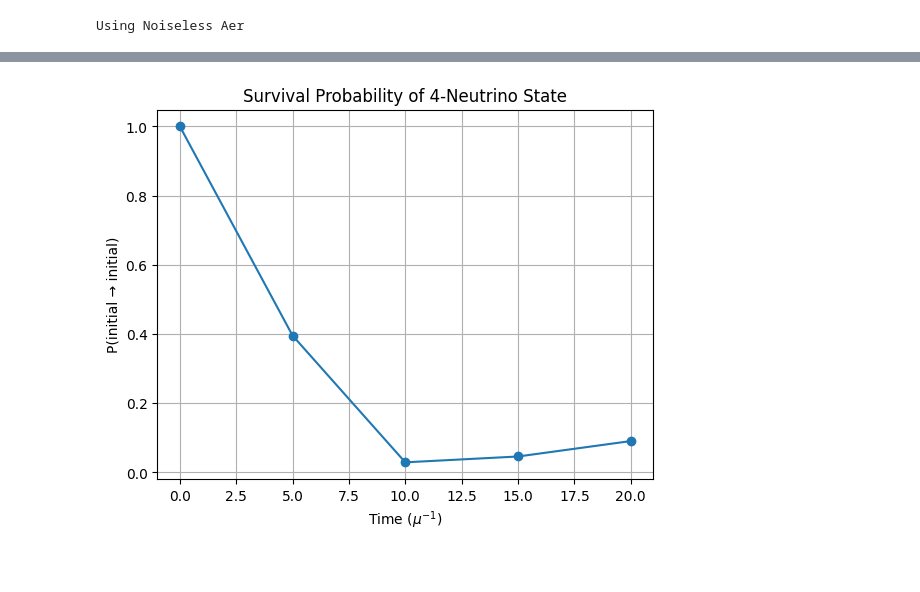
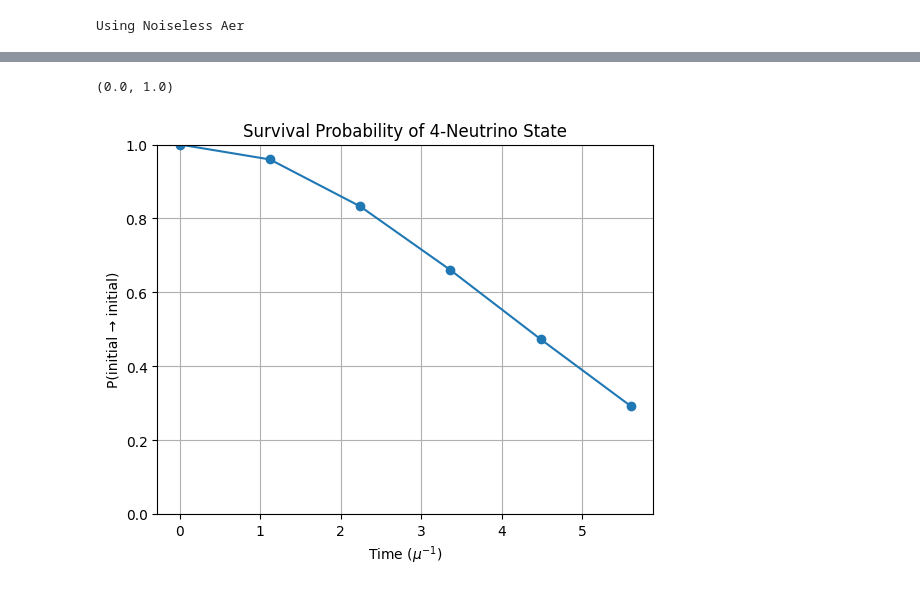
Before and after one commit to Ushakrhmn/Quantum-neutrino-Amol-Basu, a Jupyter notebook: SBN/baseline.ipynb, the cells around one changed output, grey strips where cells are left out. Cells and saved outputs as stored; diff of their text form; code cells hidden in the pictures.

```diff
--- a/SBN/baseline.ipynb
+++ b/SBN/baseline.ipynb
@@ -29,13 +29,13 @@ from JobResult import JobResult
 transpile_config_path = "config/default.json"
 
 sampler, backend, config = get_sampler('aer')
-N = 8
+N = 4
 
 # trotter settings
 # set in natural units here
 # conversion to mu^-1 happens later automatically
-dt = 5
-T_max = 20
+dt = 5.6/21
+T_max = 5.6
 
 # run settings
 
@@ -159,7 +159,7 @@ for t in times:
     # Measurement
     qc.measure(range(2 * N), reversed((range(2 * N))))
 
-    transpile_args = produce_transpile_args(config=config)
+    transpile_args = produce_transpile_args(config=config, path=transpile_config_path)
 
     tqc = transpile(qc, backend, **transpile_args)
 
@@ -179,10 +195,12 @@ TypeError: expected str, bytes or os.PathLike object, not NoneType
 # %%
 # Plot
 plt.plot(times * mu, probabilities, marker='o')
 plt.xlabel(r"Time ($\mu^{-1}$)")
 plt.ylabel("P(initial → initial)")
 plt.title("Survival Probability of {0}-Neutrino State".format(N))
 plt.grid(True)
-plt.savefig("survi_prob_{0}_nu.png".format(N))
+plt.ylim(0, 1)
+# plt.savefig("survi_prob_{0}_nu.png".format(N))
 # %% [output]
+(0.0, 1.0)
-[figure, old version]
+[figure, new version]
```
Also changed, not shown: parts of 1 cell of this notebook, 2 other files.
